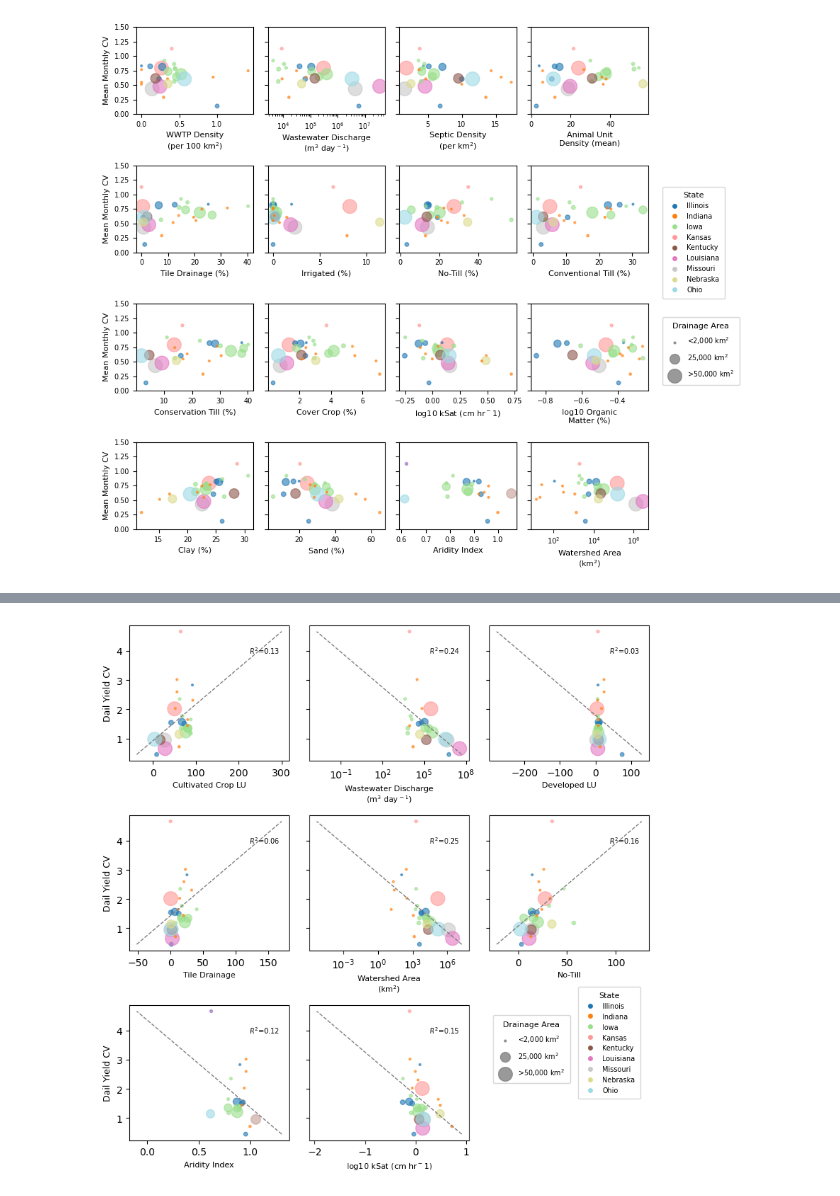
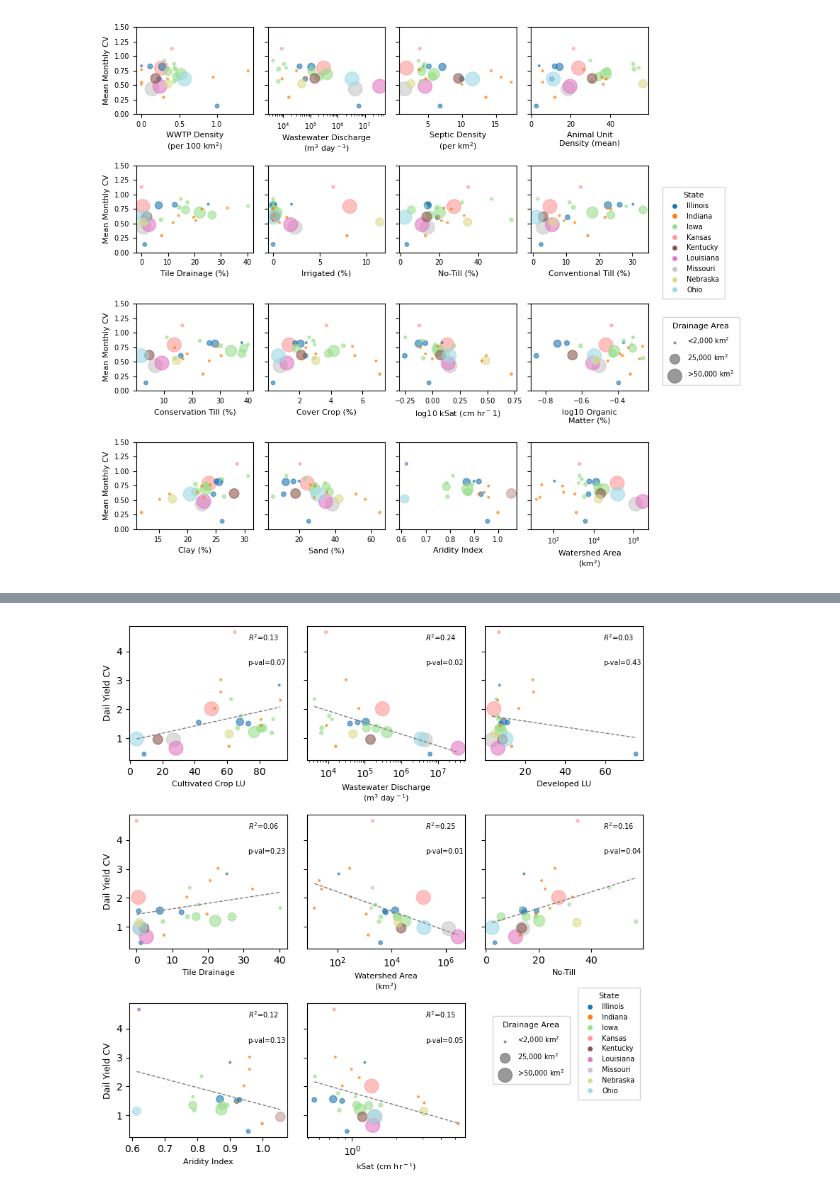
Before and after one commit to danykakbyrnes/STREAM_seasonality, a Jupyter notebook: spatial_data_exploration.ipynb, the cells around one changed output, grey strips where cells are left out. Saved outputs shown, nothing was run; the diff lists cells and outputs as text; code cells hidden in the pictures.

```diff
--- a/spatial_data_exploration.ipynb
+++ b/spatial_data_exploration.ipynb
@@ -602,7 +629,7 @@ for i, (col, label) in enumerate(basin_chars):
     if col in ('area_km2', 'waste_dis_total_m3_d'):
         ax[i].set_xscale('log')
     if i % ncols == 0:
-        ax[i].set_ylabel("CV of Annual Yield", fontsize=8)
+        ax[i].set_ylabel("Annual Cumu. Yield CV", fontsize=8)
     #ax[i].set_ylim([0,1.5])
 for j in range(n, len(ax)):
     ax[j].set_visible(False)
@@ -685,8 +712,6 @@ plt.savefig('../OUTPUT/2_spatial_patterns/cv_mth_mn_watershed_properties_marker_
 # %% [output]
 [figure]
 # %%
-from scipy.stats import linregress
-
 plot_cols = [
     ('Cultivated Crops',     'Cultivated Crop LU'),
     ('waste_dis_total_m3_d', 'Wastewater Discharge\n(m$^3$ day$^-$$^1$)'),
@@ -708,7 +733,7 @@ state_codes = state_categories.cat.codes
 unique_states = state_categories.cat.categories
 norm = mcolors.Normalize(vmin=0, vmax=len(unique_states) - 1)
 
-fig, axes = plt.subplots(3, 3, figsize=(8, 6), sharex=False, sharey=True)
+fig, axes = plt.subplots(3, 3, figsize=(7, 7), sharex=False, sharey=True)
 ax = axes.flatten()
 
 y_all = cv_mth_mn_basinchar_lu['cv_mth_mn']
@@ -772,13 +848,15 @@ plt.savefig('../OUTPUT/2_spatial_patterns/cv_mth_mn_watershed_landuse_marker_are
 # %%
+cv_daily_basinchar_lu['kSat_cmhr'] = 10**cv_daily_basinchar_lu['kSat_log10_cmhr']
+
 plot_cols = [
     ('Cultivated Crops',     'Cultivated Crop LU'),
     ('waste_dis_total_m3_d', 'Wastewater Discharge\n(m$^3$ day$^-$$^1$)'),
     ('Developed Total',      'Developed LU'),
     ('pct_tile_drained',     'Tile Drainage'),
-    ('area_km2',                    'Watershed Area\n(km$^2$)'),
+    ('area_km2',             'Watershed Area\n(km$^2$)'),
     ('cons_no_till_pct',     'No-Till'),
-    ('ari_ix_sav',                    'Aridity Index'),
-    ('kSat_log10_cmhr',             'log10 kSat (cm hr$^-$$1$)'),
+    ('ari_ix_sav',           'Aridity Index'),
+    ('kSat_cmhr',            'kSat (cm hr$^-$$^1$)'),
 ]
 
 cmap_states = plt.cm.tab20
@@ -796,7 +874,7 @@ ax = axes.flatten()
 y_all = cv_daily_basinchar_lu['cv_daily']
 
 for i, (col, label) in enumerate(plot_cols):
-    log_panel = col in ('area_km2', 'waste_dis_total_m3_d')
+    log_panel = col in ('area_km2', 'waste_dis_total_m3_d', 'kSat_cmhr')
     if log_panel:
         ax[i].set_xscale('log')
 
@@ -808,49 +886,48 @@ for i, (col, label) in enumerate(plot_cols):
     x_raw = cv_daily_basinchar_lu[col]
 
     # If log scale, x_fit = log(x_raw), otherwise x_fit = x_raw
-    with np.errstate(invalid='ignore', divide='ignore'):
-        xfit = np.log10(x_raw) if log_panel else x_raw   # fit in log space for log panels
+    xfit = np.log10(x_raw) if log_panel else x_raw   # fit in log space for log panels
 
     # This part is important for now because AI doesn't have all the values
-    m = np.isfinite(xfit) & np.isfinite(y_all)           # drops NaN, and x<=0 on log panels
+    m = np.isfinite(y_all) & np.isfinite(xfit)           # drops NaN, and x<=0 on log panels
 
     # to fit only the visible window, add:  & (y_all <= 1.253)
     if m.sum() >= 3:
         reg = linregress(xfit[m], y_all[m])
-        yy = np.linspace(y_all[m].min(), y_all[m].max(), 100)
-        xx = (yy - reg.intercept) / reg.slope
-        ttest = ttest_ind(xfit[m], y_all[m])
+        xx = np.linspace(xfit[m].min(), xfit[m].max(), 100)
+        yy = reg.slope * xx + reg.intercept
+
+        # plot the linear relationship in the log space if it's area or WWTP discharge
         ax[i].plot(10**xx if log_panel else xx, yy, color='grey', lw=1, linestyle='--', )
-        ax[i].text(0.75, 0.85, f'$R^2$={reg.rvalue**2:.2f}',
+        ax[i].text(0.75, 0.95, f'$R^2$={reg.rvalue**2:.2f}',
                    transform=ax[i].transAxes, fontsize=7, va='top')
-        #ax[i].text(0.75, 0.75, f'p-val={ttest[1]:.2f}',
-        #           transform=ax[i].transAxes, fontsize=7, va='top')
-
-#ax[0].set_ylim([0, 1.25])  # shared via sharey; keeps the 2.62 outlier off-frame as before
+        ax[i].text(0.75, 0.75, f'p-val={reg.pvalue:.2f}',
+                   transform=ax[i].transAxes, fontsize=7, va='top')
 
 for i in (0, 3, 6):                 # y labels on left column
     ax[i].set_ylabel("Dail Yield CV", fontsize=9)
 
 legend_sizes = [4, 100, 200]
 legend_labels = ['<2,000 km$^2$', '25,000 km$^2$', '>50,000 km$^2$']
 legend_handles_size = [
     plt.scatter([], [], s=s, color='grey', linestyle='-', alpha=0.8, label=label)
     for s, label in zip(legend_sizes, legend_labels)
 ]
 legend_handles_colour = [
     Line2D([0], [0], marker='o', color='w', markerfacecolor=cmap_states(norm(i)),
            markersize=6, label=state)
     for i, state in enumerate(unique_states)
 ]
 fig.legend(handles=legend_handles_size, title='Drainage Area',
            loc='upper left', ncol=1, fontsize=7, title_fontsize=8,
            bbox_to_anchor=(0.70, 0.3), labelspacing=0.9, borderpad=0.8)
 fig.legend(handles=legend_handles_colour, title='State',
            loc='upper left', ncol=1, fontsize=7, title_fontsize=8,
            bbox_to_anchor=(0.85, 0.35), borderpad=0.75)
 fig.delaxes(ax[8])
 fig.tight_layout()
+
 plt.savefig('../OUTPUT/2_spatial_patterns/cv_daily_landuse_marker_area_state.png',
             dpi=600, bbox_inches='tight')
 # %% [output]
-[figure, old version]
+[figure, new version]
```
Also changed, not shown: parts of 8 cells of this notebook.
